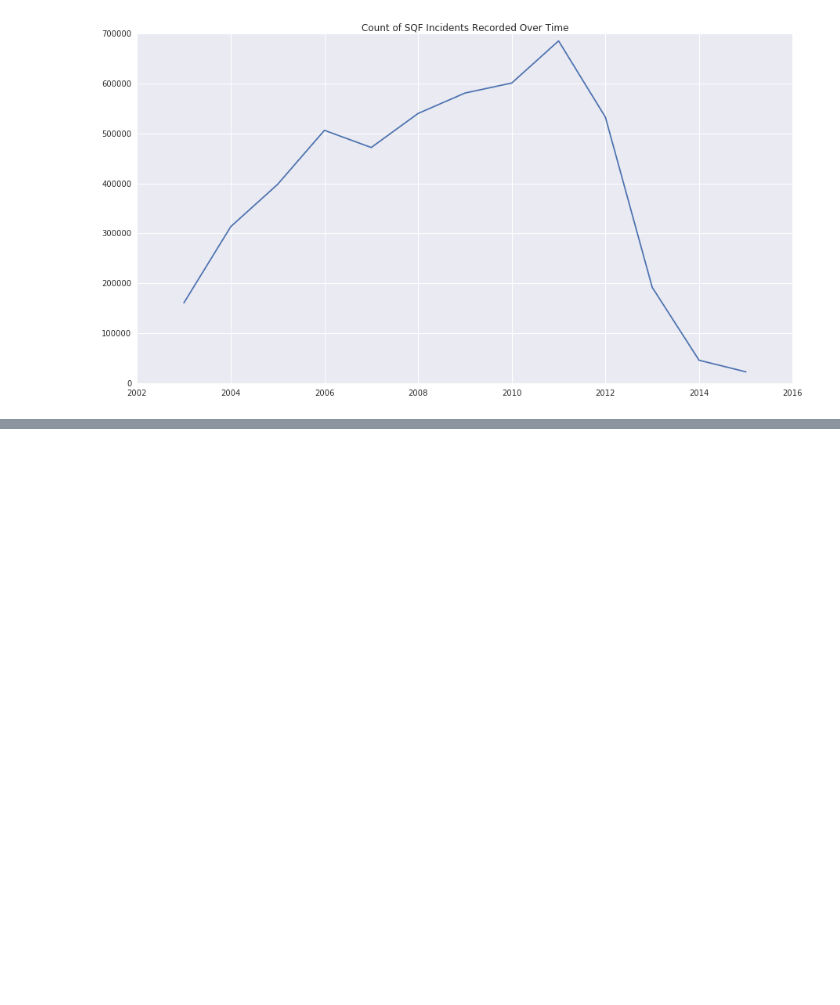
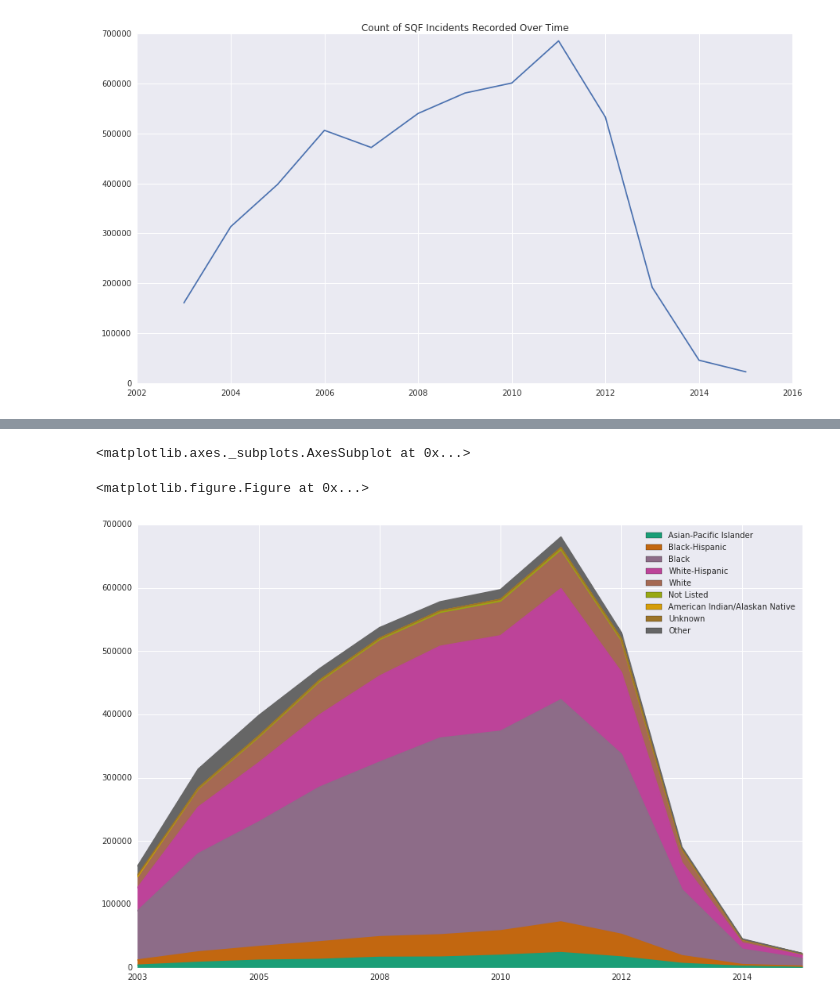
Before and after one commit to michellemho/ads_proj, a Jupyter notebook: nypd_sqf_data.ipynb, the cells around one changed output, grey strips where cells are left out. Cells and saved outputs as stored; diff of their text form; code cells hidden in the pictures; blank space fills up the shorter version.

Commit message:
visualizing race count over time"

```diff
--- a/nypd_sqf_data.ipynb
+++ b/nypd_sqf_data.ipynb
@@ -62,0 +115,19 @@ plt.title('Count of SQF Incidents Recorded Over Time')
+# %%
+for year in range(2003, 2011):
+    df_racecount['{}'.format(year)] = read_race_count_2010(year)
+# %%
+df_sqf_race = pd.DataFrame.from_dict(df_racecount, orient='index')
+# %%
+df_sqf_race = df_sqf_race[(df_sqf_race.T != 0).any()]
+df_sqf_race.columns = ['Asian-Pacific Islander','Black-Hispanic','Black','White-Hispanic','White','Not Listed','American Indian/Alaskan Native','Unknown','Other']
+
+races = {'A': 'ASIAN/PACIFIC ISLANDER',
+ 'B': 'BLACK',
+ 'I': 'AMERICAN INDIAN/ALASKAN NATIVE',
+ 'P': 'BLACK-HISPANIC',
+ 'Q': 'WHITE-HISPANIC',
+ 'W': 'WHITE',
+ 'X': 'UNKNOWN',
+ 'Z': 'OTHER'}
+
+df_sqf_race
@@ -62,0 +148,9 @@ plt.title('Count of SQF Incidents Recorded Over Time')
+# %%
+df_sqf_race = df_sqf_race[(df_sqf_race != 0).any(axis=1)]
+# %%
+plt.figure(figsize=(10,10))
+df_sqf_race.plot.area(figsize=(15,10), colormap='Dark2')
+# %% [output]
+<matplotlib.axes._subplots.AxesSubplot at 0x...>
+<matplotlib.figure.Figure at 0x...>
+[figure, added]
```
Also changed, not shown: parts of 7 cells of this notebook.
